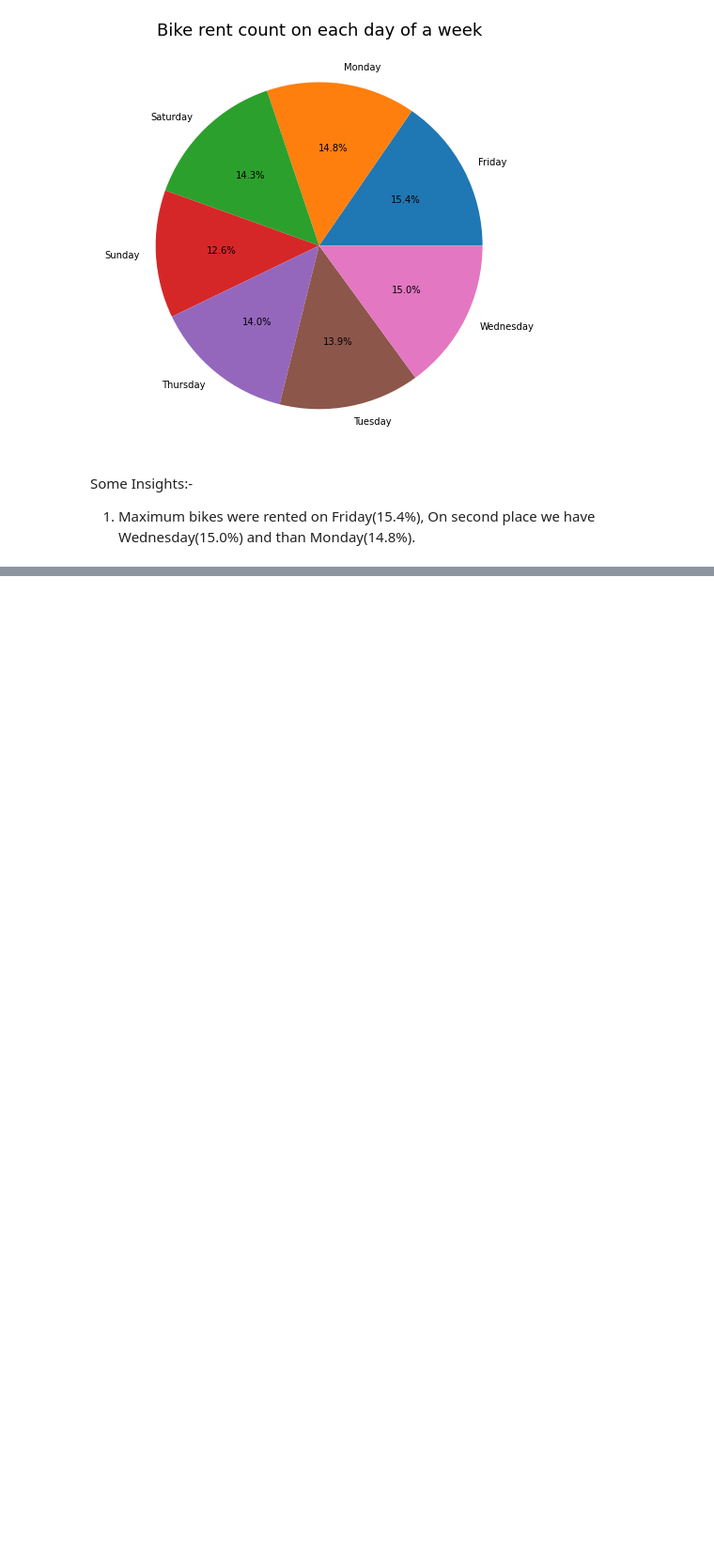
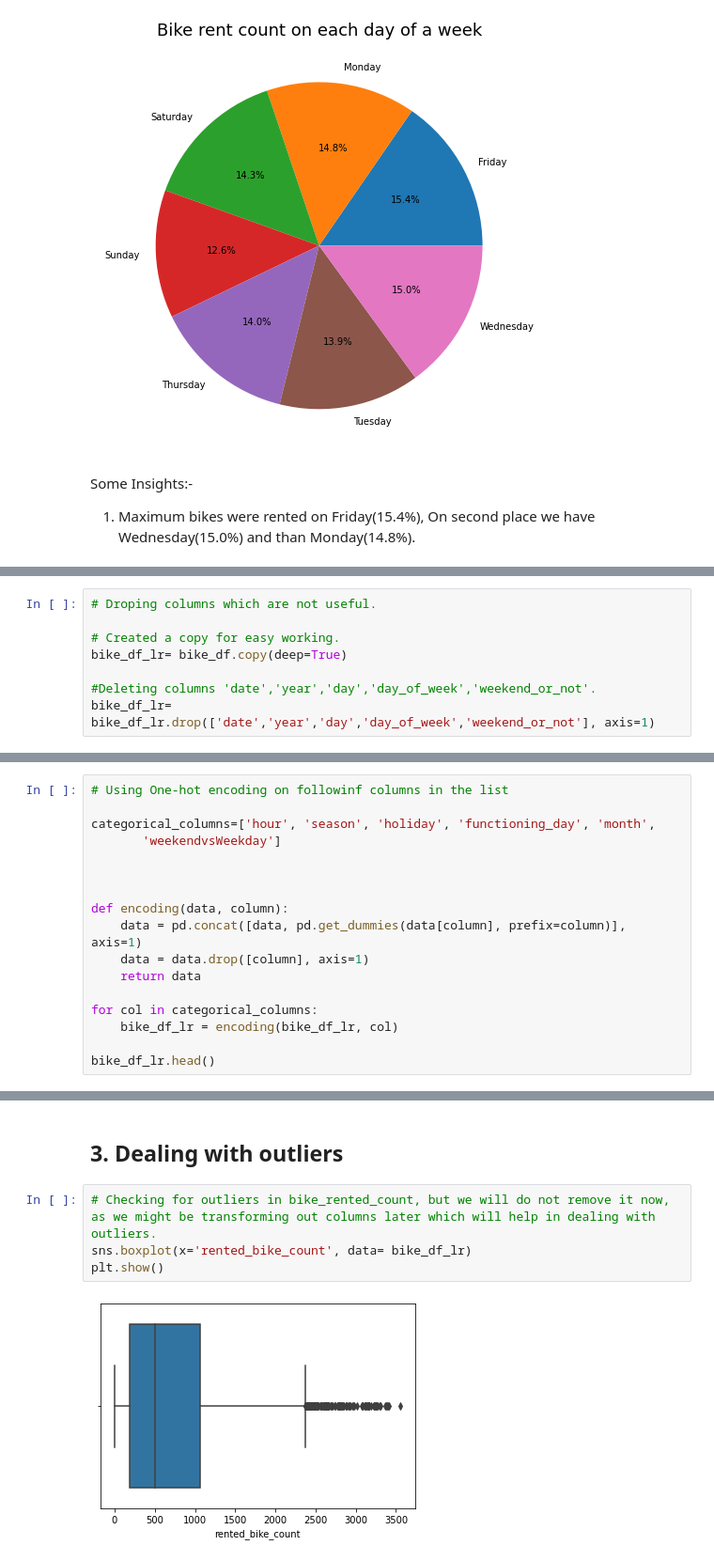
Before and after one commit to priyadarshani17/Bike-shearing-demand-predication-ML-regression-project, a Jupyter notebook: Bike_Sharing_Demand_Prediction_capstone_project_2.ipynb, the cells around one changed output, grey strips where cells are left out. Shown at 94% size. Saved outputs shown, nothing was run; the diff lists cells and outputs as text; blank space fills up the shorter version.

```diff
--- a/Bike_Sharing_Demand_Prediction_capstone_project_2.ipynb
+++ b/Bike_Sharing_Demand_Prediction_capstone_project_2.ipynb
@@ -897,0 +904,8 @@ Some Insights:-
+# %%
+# Droping columns which are not useful.
+
+# Created a copy for easy working.
+bike_df_lr= bike_df.copy(deep=True)
+
+#Deleting columns 'date','year','day','day_of_week','weekend_or_not'.
+bike_df_lr= bike_df_lr.drop(['date','year','day','day_of_week','weekend_or_not'], axis=1)
@@ -897,0 +914,17 @@ Some Insights:-
+# %%
+# Using One-hot encoding on followinf columns in the list
+
+categorical_columns=['hour', 'season', 'holiday', 'functioning_day', 'month',
+       'weekendvsWeekday']
+
+
+
+def encoding(data, column):
+    data = pd.concat([data, pd.get_dummies(data[column], prefix=column)], axis=1)
+    data = data.drop([column], axis=1)
+    return data
+
+for col in categorical_columns:
+    bike_df_lr = encoding(bike_df_lr, col)
+
+bike_df_lr.head()
@@ -897,0 +956,8 @@ Some Insights:-
+# %% [markdown]
+## 3. Dealing with outliers
+# %%
+# Checking for outliers in bike_rented_count, but we will do not remove it now, as we might be transforming out columns later which will help in dealing with outliers.
+sns.boxplot(x='rented_bike_count', data= bike_df_lr)
+plt.show()
+# %% [output]
+[figure, added]
```
Also changed, not shown: parts of 42 cells of this notebook.
